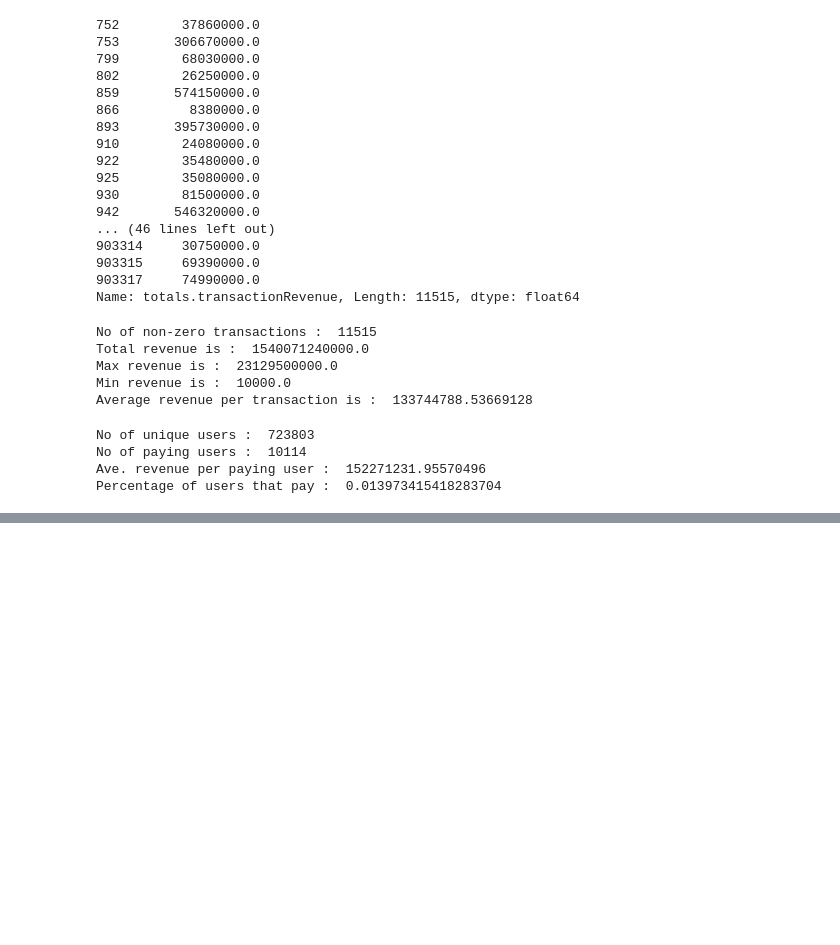
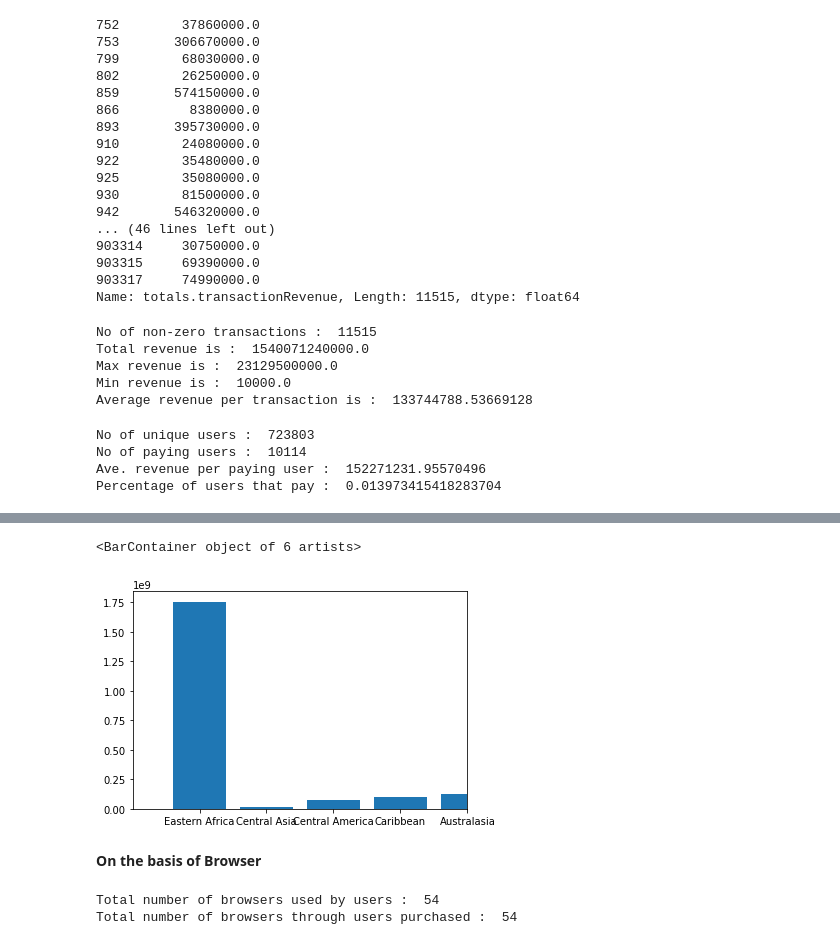
Before and after one commit to nauman-tintash/GStore-DataAnalysis, a Jupyter notebook: ExploratoryAnalysis.ipynb, the cells around one changed output, grey strips where cells are left out. Cells and saved outputs as stored; diff of their text form; code cells hidden in the pictures; blank space fills up the shorter version.

```diff
--- a/ExploratoryAnalysis.ipynb
+++ b/ExploratoryAnalysis.ipynb
@@ -97,0 +338,17 @@ Percentage of users that pay :  0.013973415418283704
+# %%
+plt.xlim(6)
+plt.bar(totalsubContinentPurchased.index[:6], totalsubContinentPurchased[:6])
+# %% [output]
+<BarContainer object of 6 artists>
+[figure, added]
+# %% [markdown]
+**On the basis of Browser**
+# %%
+totalVisitsBrowser = train_data.groupby('device.browser')['totals.visits'].sum()
+print("Total number of browsers used by users : ",totalVisitsBrowser.size)
+
+totalPurchasedBrowser = train_data.groupby('device.browser')['totals.transactionRevenue'].sum()
+print("Total number of browsers through users purchased : ",totalPurchasedBrowser.size)
+# %% [output]
+Total number of browsers used by users :  54
+Total number of browsers through users purchased :  54
```
Also changed, not shown: parts of 22 cells of this notebook.
